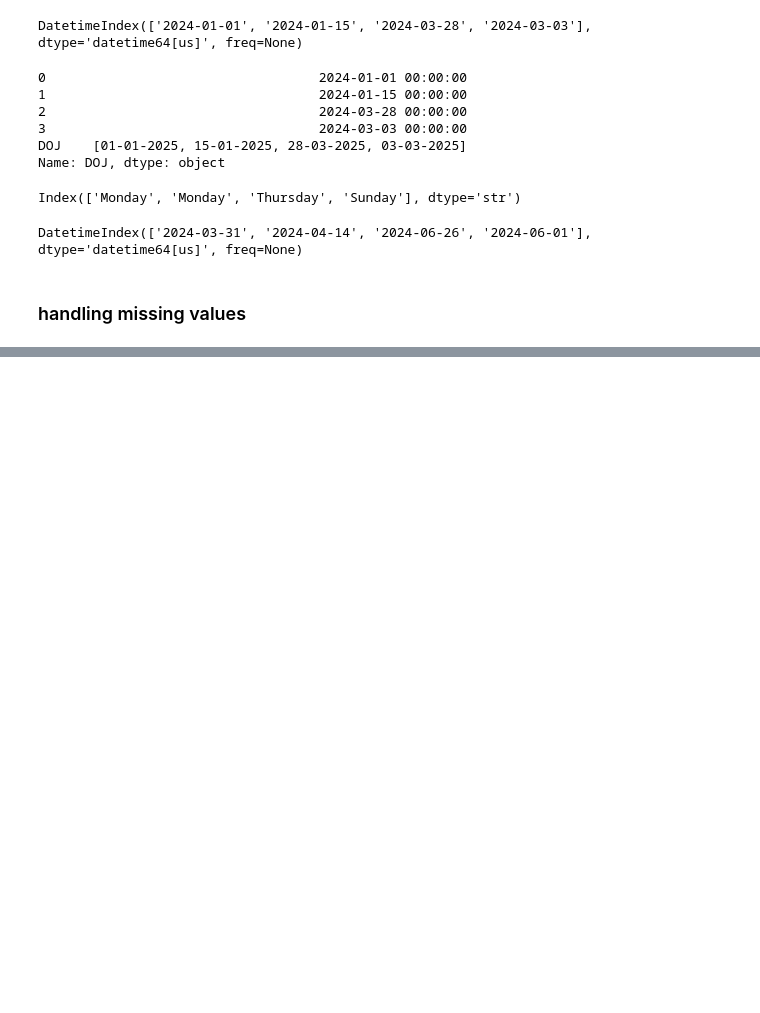
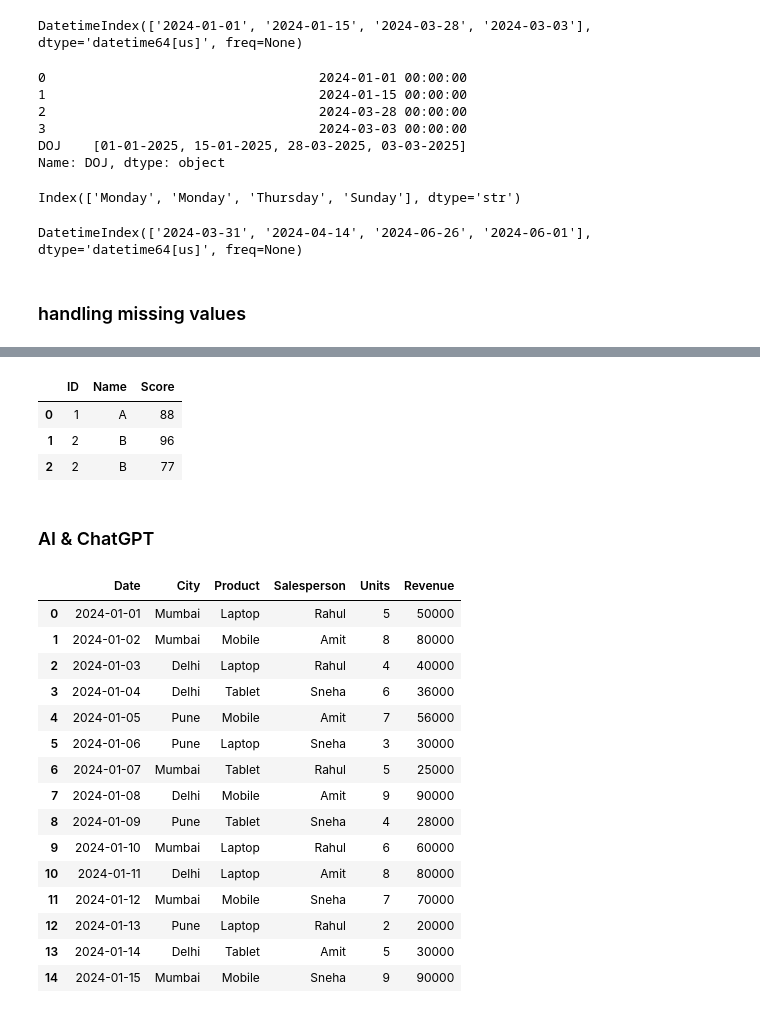
Before and after one commit to rahulgoraksha/python-revision-experiments, a Jupyter notebook: libraries/pandas.ipynb, the cells around one changed output, grey strips where cells are left out. Cells and saved outputs as stored; diff of their text form; code cells hidden in the pictures; blank space fills up the shorter version.

Commit message:
pandasfinal

```diff
--- a/libraries/pandas.ipynb
+++ b/libraries/pandas.ipynb
@@ -406,0 +518,11 @@ DatetimeIndex(['2024-03-31', '2024-04-14', '2024-06-26', '2024-06-01'], dtype='d
+# %%
+# merge table
+
+pd.merge(df1, df2, how = "inner", on="ID")
+# %% [output]
+|  | ID | Name | Score |
+| 0 | 1 | A | 88 |
+| 1 | 2 | B | 96 |
+| 2 | 2 | B | 77 |
+# %% [markdown]
+### AI & ChatGPT
@@ -406,0 +532,51 @@ DatetimeIndex(['2024-03-31', '2024-04-14', '2024-06-26', '2024-06-01'], dtype='d
+# %%
+# create a realistic sales dataset you can practice many pivot questions on.
+
+import pandas as pd
+
+data = {
+    "Date": [
+        "2024-01-01","2024-01-02","2024-01-03","2024-01-04","2024-01-05",
+        "2024-01-06","2024-01-07","2024-01-08","2024-01-09","2024-01-10",
+        "2024-01-11","2024-01-12","2024-01-13","2024-01-14","2024-01-15"
+    ],
+    "City": [
+        "Mumbai","Mumbai","Delhi","Delhi","Pune",
+        "Pune","Mumbai","Delhi","Pune","Mumbai",
+        "Delhi","Mumbai","Pune","Delhi","Mumbai"
+    ],
+    "Product": [
+        "Laptop","Mobile","Laptop","Tablet","Mobile",
+        "Laptop","Tablet","Mobile","Tablet","Laptop",
+        "Laptop","Mobile","Laptop","Tablet","Mobile"
+    ],
+    "Salesperson": [
+        "Rahul","Amit","Rahul","Sneha","Amit",
+        "Sneha","Rahul","Amit","Sneha","Rahul",
+        "Amit","Sneha","Rahul","Amit","Sneha"
+    ],
+    "Units": [5,8,4,6,7,3,5,9,4,6,8,7,2,5,9],
+    "Revenue": [50000,80000,40000,36000,56000,30000,25000,90000,28000,60000,80000,70000,20000,30000,90000]
+}
+
+df = pd.DataFrame(data)
+df["Date"] = pd.to_datetime(df["Date"])
+
+df
+# %% [output]
+|  | Date | City | Product | Salesperson | Units | Revenue |
+| 0 | 2024-01-01 | Mumbai | Laptop | Rahul | 5 | 50000 |
+| 1 | 2024-01-02 | Mumbai | Mobile | Amit | 8 | 80000 |
+| 2 | 2024-01-03 | Delhi | Laptop | Rahul | 4 | 40000 |
+| 3 | 2024-01-04 | Delhi | Tablet | Sneha | 6 | 36000 |
+| 4 | 2024-01-05 | Pune | Mobile | Amit | 7 | 56000 |
+| 5 | 2024-01-06 | Pune | Laptop | Sneha | 3 | 30000 |
+| 6 | 2024-01-07 | Mumbai | Tablet | Rahul | 5 | 25000 |
+| 7 | 2024-01-08 | Delhi | Mobile | Amit | 9 | 90000 |
+| 8 | 2024-01-09 | Pune | Tablet | Sneha | 4 | 28000 |
+| 9 | 2024-01-10 | Mumbai | Laptop | Rahul | 6 | 60000 |
+| 10 | 2024-01-11 | Delhi | Laptop | Amit | 8 | 80000 |
+| 11 | 2024-01-12 | Mumbai | Mobile | Sneha | 7 | 70000 |
+| 12 | 2024-01-13 | Pune | Laptop | Rahul | 2 | 20000 |
+| 13 | 2024-01-14 | Delhi | Tablet | Amit | 5 | 30000 |
+| 14 | 2024-01-15 | Mumbai | Mobile | Sneha | 9 | 90000 |
```
Also changed, not shown: parts of 28 cells of this notebook, 1 other file.
